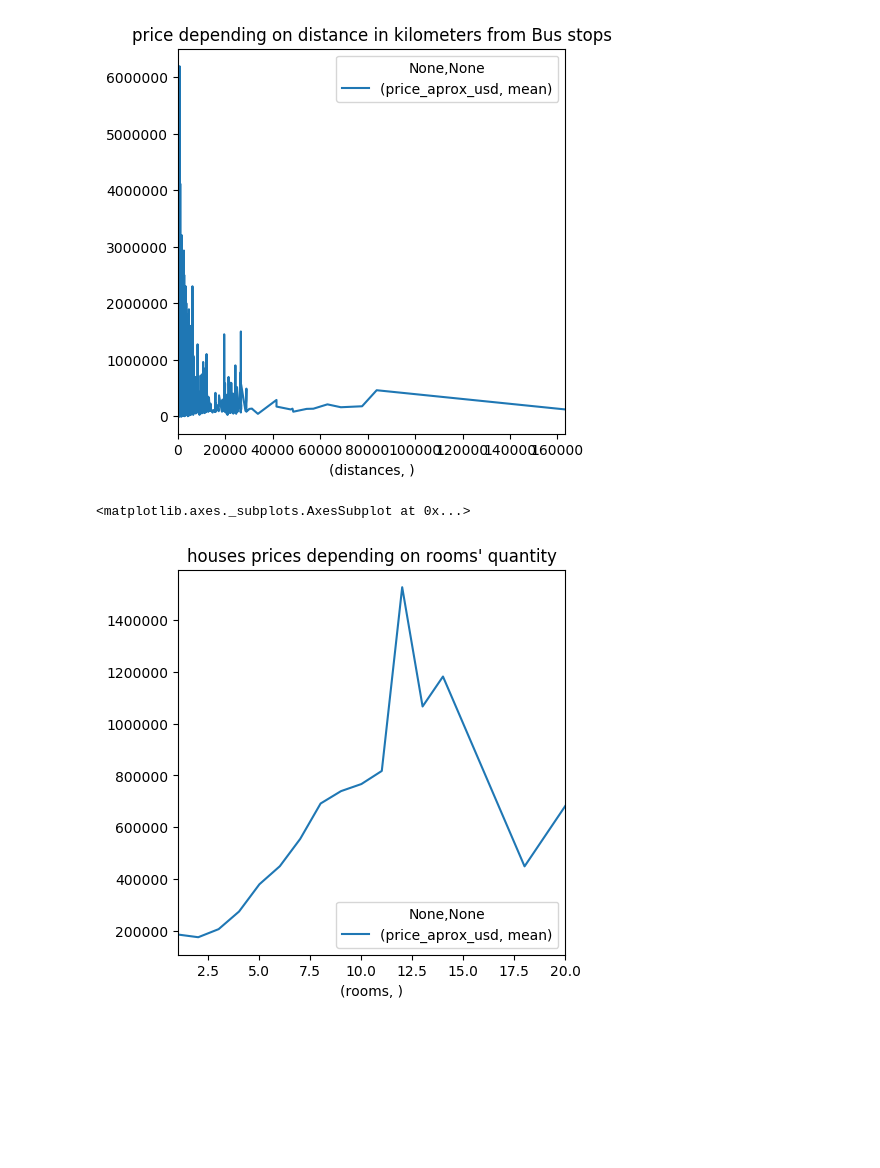
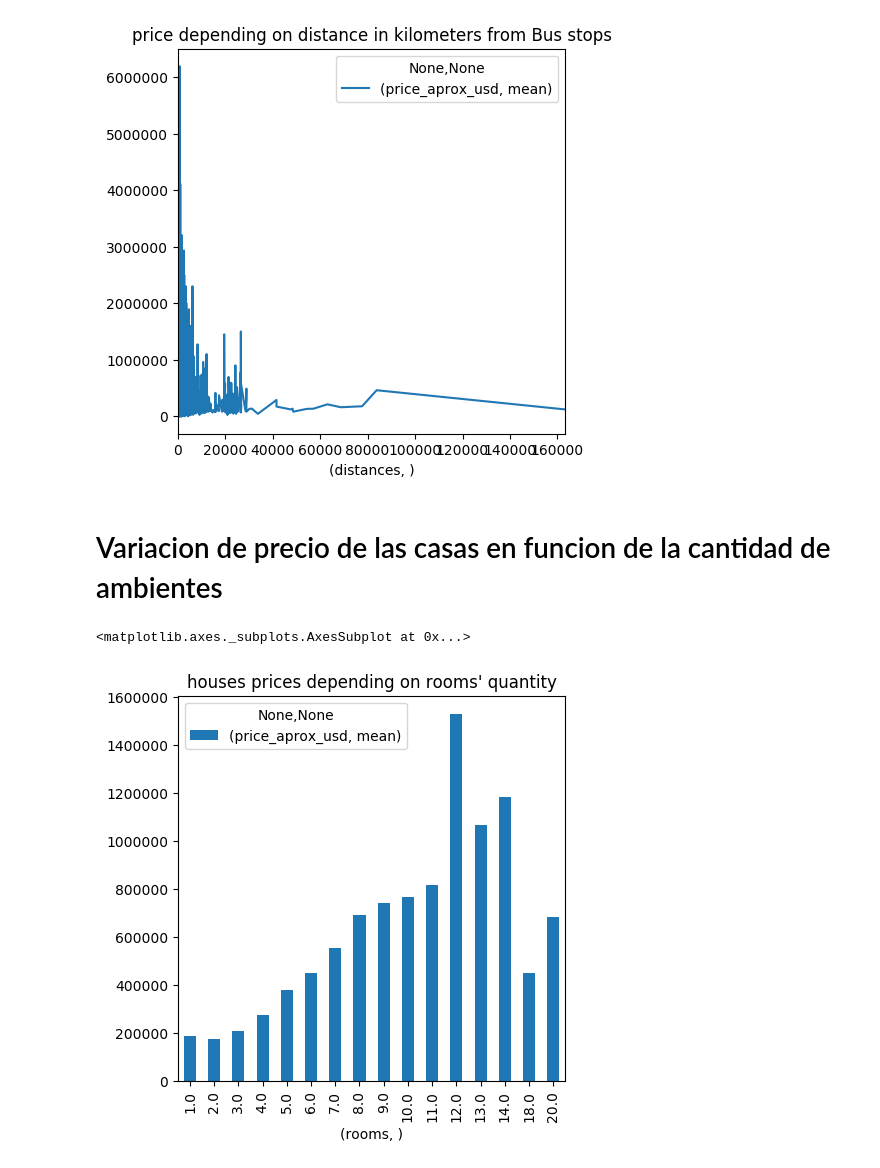
Before and after one commit to Monty1991/TPDATOS_7506_2017_2_ARGERICH, a Jupyter notebook: TP.ipynb, the cells around one changed output. Saved outputs shown, nothing was run; the diff lists cells and outputs as text; code cells hidden in the pictures; blank space fills up the shorter version.

```diff
--- a/TP.ipynb
+++ b/TP.ipynb
@@ -329,14 +354,16 @@ CF.plot(x=('distances', ''), y=('price_aprox_usd', 'mean') , kind='line', title=
 # %% [output]
 <matplotlib.axes._subplots.AxesSubplot at 0x...>
 [figure]
+# %% [markdown]
+# Variacion de precio de las casas en funcion de la cantidad de ambientes
 # %%
 houses = df[df['property_type'] == 'house']
 houses = houses[~np.isnan(houses['rooms'])]
 houses = houses[houses['rooms'] != 0]
 houses = houses.loc[:, ['rooms', 'price_aprox_usd']].groupby('rooms').agg([np.mean, np.size]).reset_index()
 houses = houses[houses[('price_aprox_usd', 'size')] >= 10]
 #houses
-houses.plot(x=('rooms', ''), y=('price_aprox_usd', 'mean') , kind='line', title="houses prices depending on rooms' quantity")
+houses.plot(x=('rooms', ''), y=('price_aprox_usd', 'mean') , kind='bar', title="houses prices depending on rooms' quantity")
 # %% [output]
 <matplotlib.axes._subplots.AxesSubplot at 0x...>
-[figure, old version]
+[figure, new version]
```
Also changed, not shown: parts of 11 cells of this notebook.
